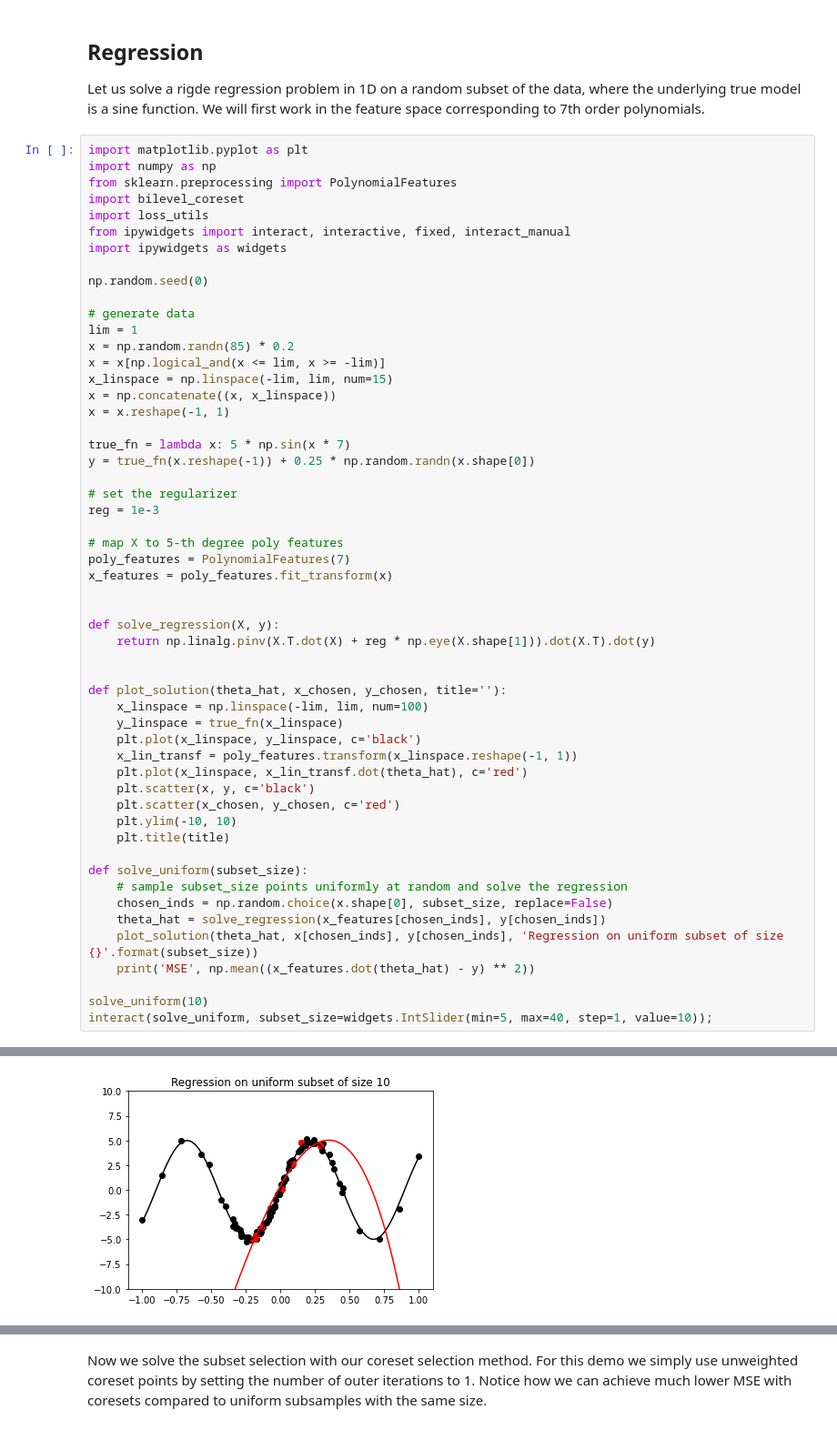
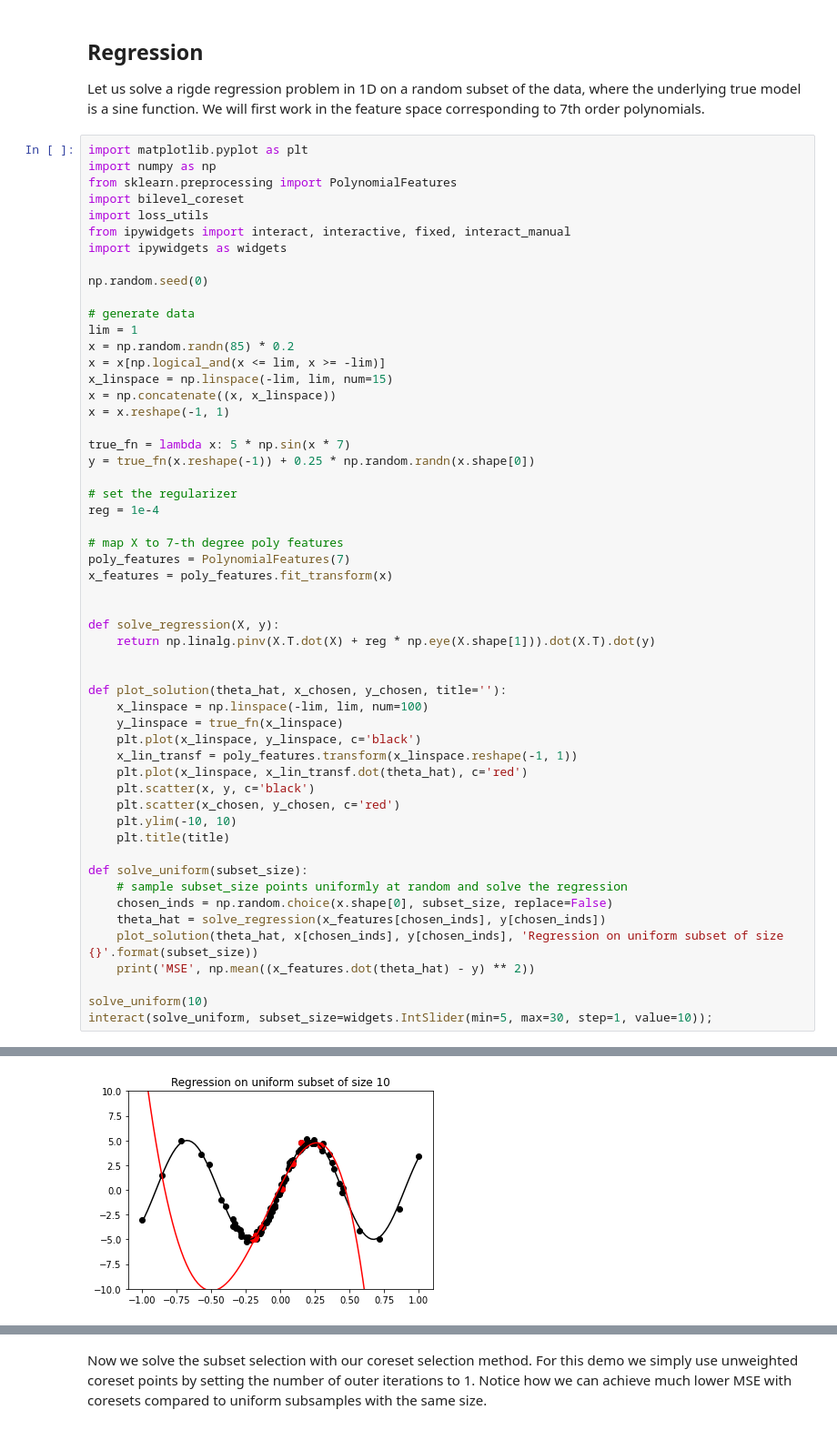
Before and after one commit to zalanborsos/bilevel_coresets, a Jupyter notebook: demo.ipynb, the cells around one changed output, grey strips where cells are left out. Shown at 91% size. Saved outputs shown, nothing was run; the diff lists cells and outputs as text.

```diff
--- a/demo.ipynb
+++ b/demo.ipynb
@@ -27,9 +33,9 @@ true_fn = lambda x: 5 * np.sin(x * 7)
 y = true_fn(x.reshape(-1)) + 0.25 * np.random.randn(x.shape[0])
 
 # set the regularizer
-reg = 1e-3
+reg = 1e-4
 
-# map X to 5-th degree poly features
+# map X to 7-th degree poly features
 poly_features = PolynomialFeatures(7)
 x_features = poly_features.fit_transform(x)
 
@@ -57,5 +63,5 @@ def solve_uniform(subset_size):
     print('MSE', np.mean((x_features.dot(theta_hat) - y) ** 2))
 
 solve_uniform(10)
-interact(solve_uniform, subset_size=widgets.IntSlider(min=5, max=40, step=1, value=10));
+interact(solve_uniform, subset_size=widgets.IntSlider(min=5, max=30, step=1, value=10));
 # %% [output]
@@ -63 +69 @@ MSE 60.17782433683584
-[figure, old version]
+[figure, new version]
```
Also changed, not shown: parts of 22 cells of this notebook, 3 other files.
